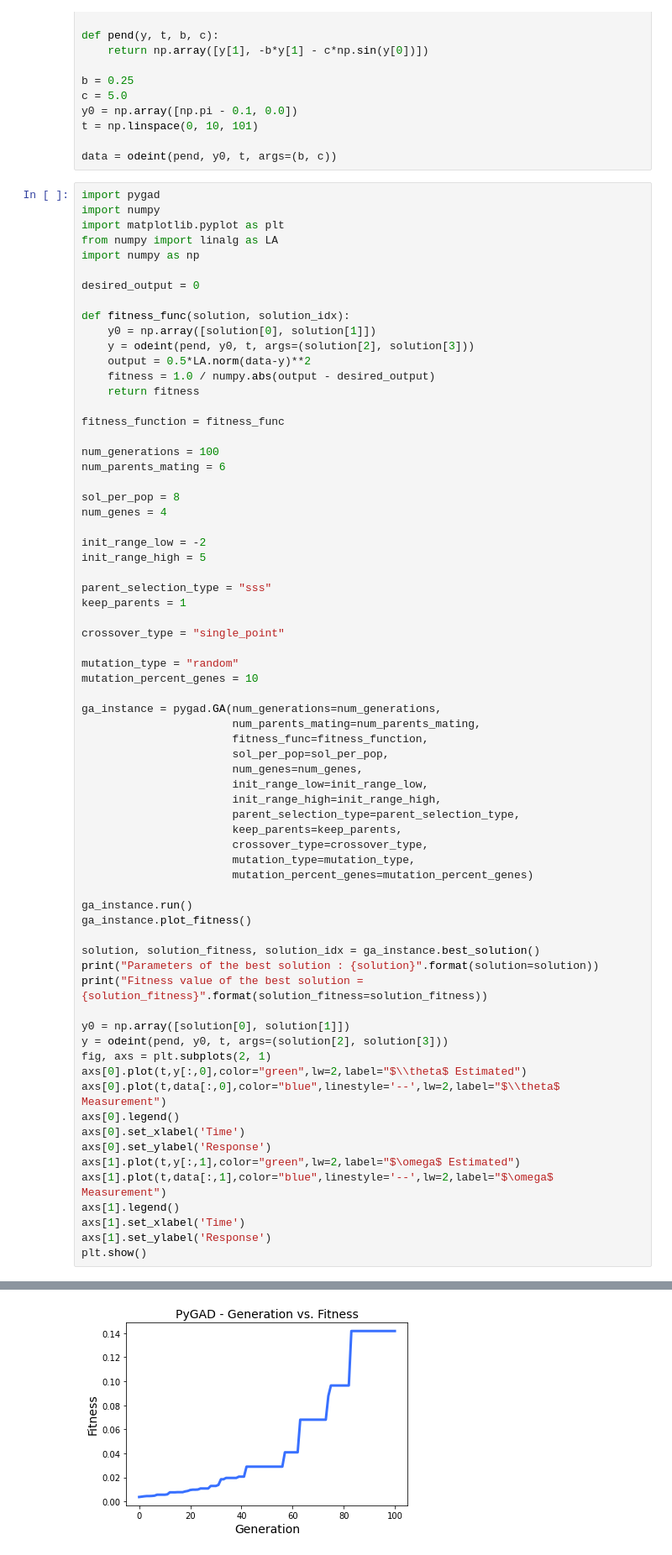
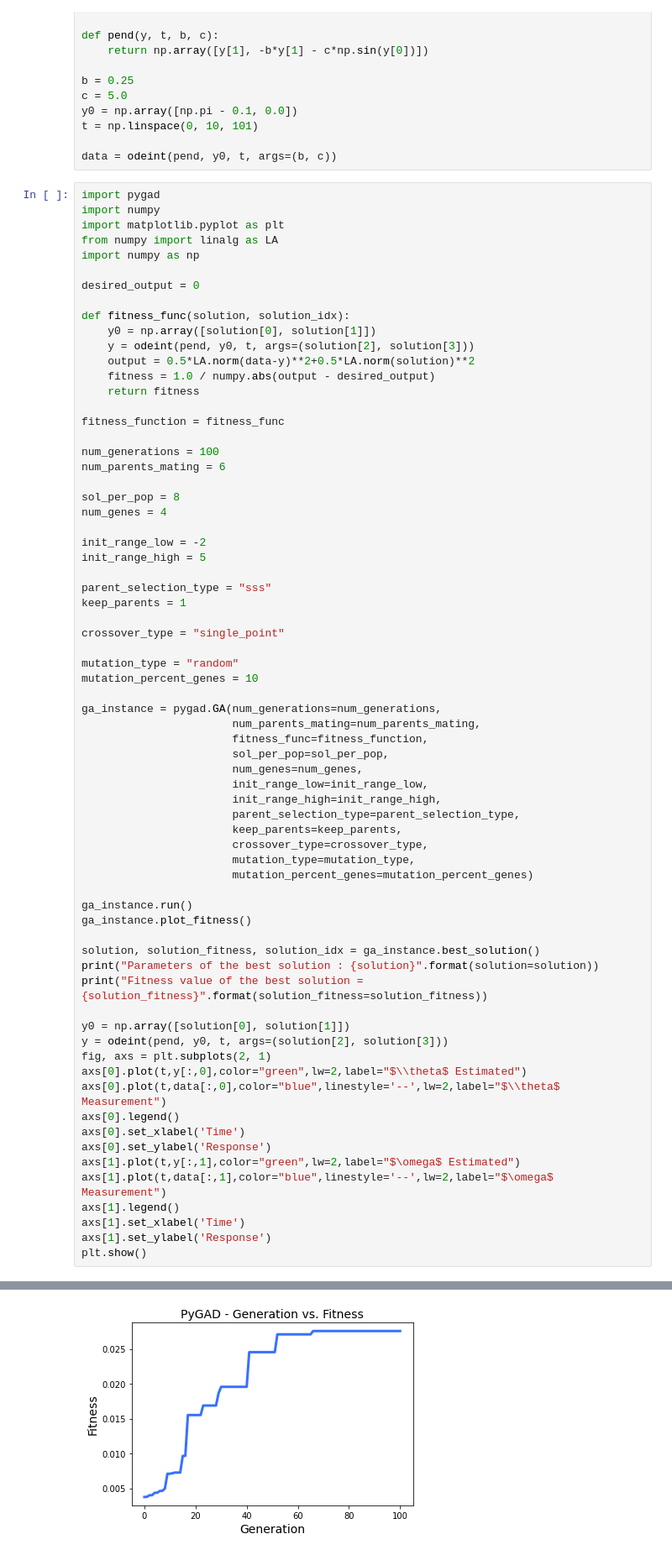
Before and after one commit to AdrianGuel/ExploringNonLinearParIdentification, a Jupyter notebook: NLparameterestimationGA.ipynb, the cells around one changed output, grey strips where cells are left out. Shown at 84% size. Cells and saved outputs as stored; diff of their text form.

```diff
--- a/NLparameterestimationGA.ipynb
+++ b/NLparameterestimationGA.ipynb
@@ -48,7 +48,7 @@ desired_output = 0
 def fitness_func(solution, solution_idx):
     y0 = np.array([solution[0], solution[1]])
     y = odeint(pend, y0, t, args=(solution[2], solution[3]))
-    output = 0.5*LA.norm(data-y)**2
+    output = 0.5*LA.norm(data-y)**2+0.5*LA.norm(solution)**2
     fitness = 1.0 / numpy.abs(output - desired_output)
     return fitness
 
@@ -81,31 +81,31 @@ ga_instance = pygad.GA(num_generations=num_generations,
                        parent_selection_type=parent_selection_type,
                        keep_parents=keep_parents,
                        crossover_type=crossover_type,
                        mutation_type=mutation_type,
                        mutation_percent_genes=mutation_percent_genes)
 
 ga_instance.run()
 ga_instance.plot_fitness()
 
 solution, solution_fitness, solution_idx = ga_instance.best_solution()
 print("Parameters of the best solution : {solution}".format(solution=solution))
 print("Fitness value of the best solution = {solution_fitness}".format(solution_fitness=solution_fitness))
 
 y0 = np.array([solution[0], solution[1]])
 y = odeint(pend, y0, t, args=(solution[2], solution[3]))
 fig, axs = plt.subplots(2, 1)
 axs[0].plot(t,y[:,0],color="green",lw=2,label="$\\theta$ Estimated")
 axs[0].plot(t,data[:,0],color="blue",linestyle='--',lw=2,label="$\\theta$ Measurement")
 axs[0].legend()
 axs[0].set_xlabel('Time')
 axs[0].set_ylabel('Response')
 axs[1].plot(t,y[:,1],color="green",lw=2,label="$\omega$ Estimated")
 axs[1].plot(t,data[:,1],color="blue",linestyle='--',lw=2,label="$\omega$ Measurement")
 axs[1].legend()
 axs[1].set_xlabel('Time')
 axs[1].set_ylabel('Response')
 plt.show()
 # %% [output]
 If you do not want to mutate any gene, please set mutation_type=None.
   if not self.suppress_warnings: warnings.warn("The percentage of genes to mutate (mutation_percent_genes={mutation_percent}) resutled in selecting ({mutation_num}) genes. The number of genes to mutat ...
-[figure, old version]
+[figure, new version]
```
Also changed, not shown: parts of 2 cells of this notebook.
